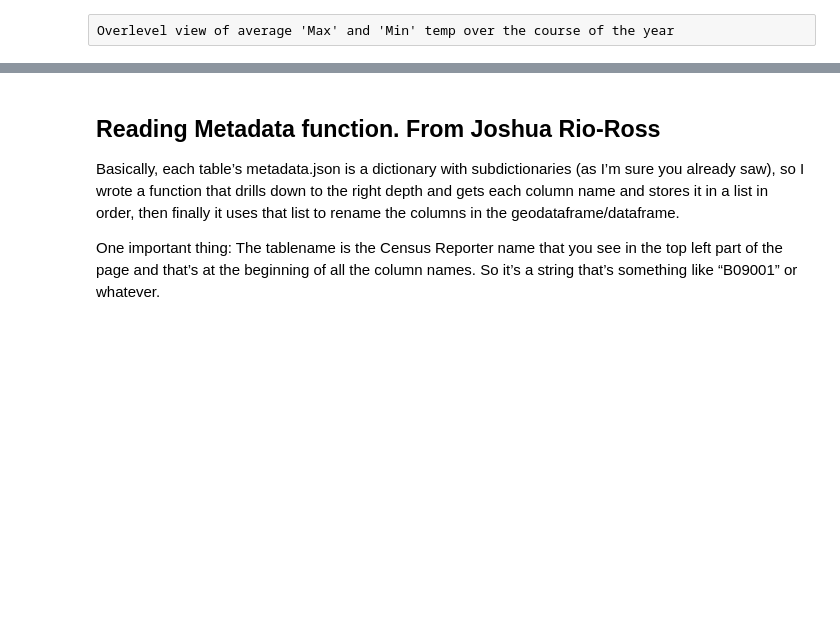
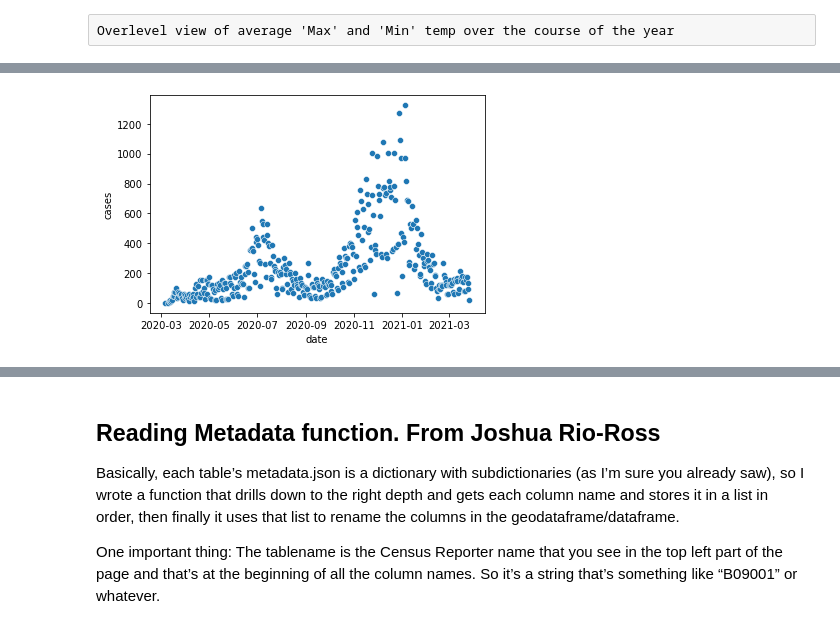
Before and after one commit to Engu12/nash-covid-cases-vaccines-honky_tonkin, a Jupyter notebook: notebook/Teng_nash_covid.ipynb, the cells around one changed output, grey strips where cells are left out. Drawn from its saved outputs; the diff is of its cells as text; code cells hidden in the pictures; blank space fills up the shorter version.

```diff
--- a/notebook/Teng_nash_covid.ipynb
+++ b/notebook/Teng_nash_covid.ipynb
@@ -262 +331,5 @@ covid_group_date['date'] = pd.to_datetime(covid_group_date['date'])
+# %%
+ax = sns.scatterplot(x='date', y='cases', data=covid_group_date)
+# %% [output]
+[figure, added]
 # %% [markdown]
```
Also changed, not shown: parts of 20 cells of this notebook.
